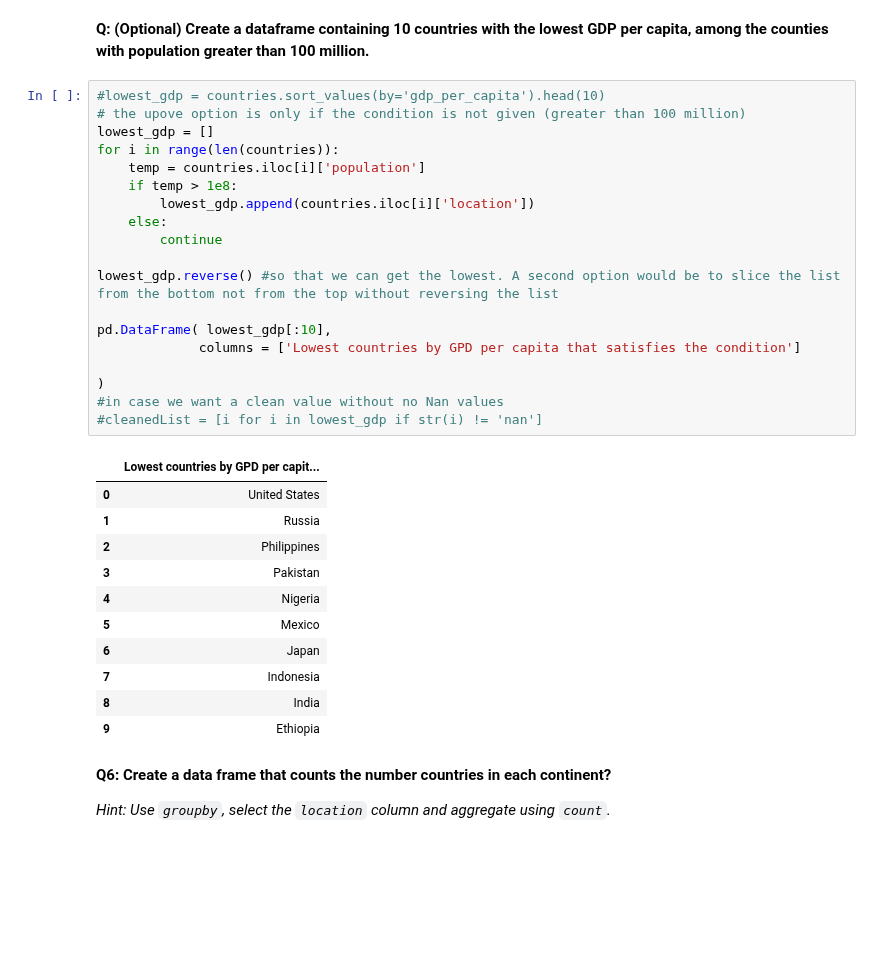
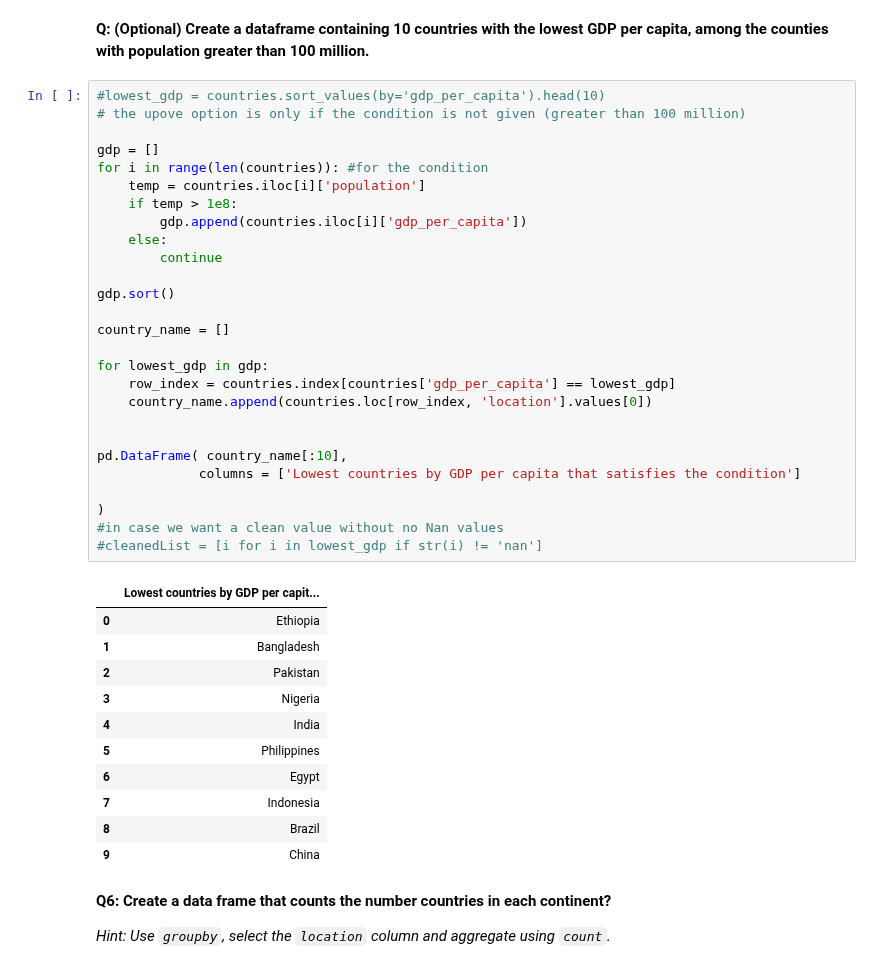
Before and after one commit to Fyn2a/test-repo, a Jupyter notebook: Dr Meshari Assignment.ipynb, the cells around one changed output. Drawn from its saved outputs; the diff is of its cells as text; blank space fills up the shorter version.

```diff
--- a/Dr Meshari Assignment.ipynb
+++ b/Dr Meshari Assignment.ipynb
@@ -154,34 +154,42 @@ countries.head()
 # %%
 #lowest_gdp = countries.sort_values(by='gdp_per_capita').head(10)
 # the upove option is only if the condition is not given (greater than 100 million)
-lowest_gdp = []
-for i in range(len(countries)):
+
+gdp = []
+for i in range(len(countries)): #for the condition
     temp = countries.iloc[i]['population']
     if temp > 1e8:
-        lowest_gdp.append(countries.iloc[i]['location'])
+        gdp.append(countries.iloc[i]['gdp_per_capita'])
     else:
         continue
 
-lowest_gdp.reverse() #so that we can get the lowest. A second option would be to slice the list from the bottom not from the top without reversing the list
+gdp.sort()
 
-pd.DataFrame( lowest_gdp[:10],
-             columns = ['Lowest countries by GPD per capita that satisfies the condition']
+country_name = []
+
+for lowest_gdp in gdp:
+    row_index = countries.index[countries['gdp_per_capita'] == lowest_gdp]
+    country_name.append(countries.loc[row_index, 'location'].values[0])
+
+
+pd.DataFrame( country_name[:10],
+             columns = ['Lowest countries by GDP per capita that satisfies the condition']
 
 )
 #in case we want a clean value without no Nan values
 #cleanedList = [i for i in lowest_gdp if str(i) != 'nan']
 # %% [output]
-|  | Lowest countries by GPD per capit... |
-| 0 | United States |
-| 1 | Russia |
-| 2 | Philippines |
-| 3 | Pakistan |
-| 4 | Nigeria |
-| 5 | Mexico |
-| 6 | Japan |
+|  | Lowest countries by GDP per capit... |
+| 0 | Ethiopia |
+| 1 | Bangladesh |
+| 2 | Pakistan |
+| 3 | Nigeria |
+| 4 | India |
+| 5 | Philippines |
+| 6 | Egypt |
 | 7 | Indonesia |
-| 8 | India |
-| 9 | Ethiopia |
+| 8 | Brazil |
+| 9 | China |
 # %% [markdown]
 **Q6: Create a data frame that counts the number countries in each continent?**
 
```
Also changed, not shown: parts of 3 cells of this notebook, 1 other file.
